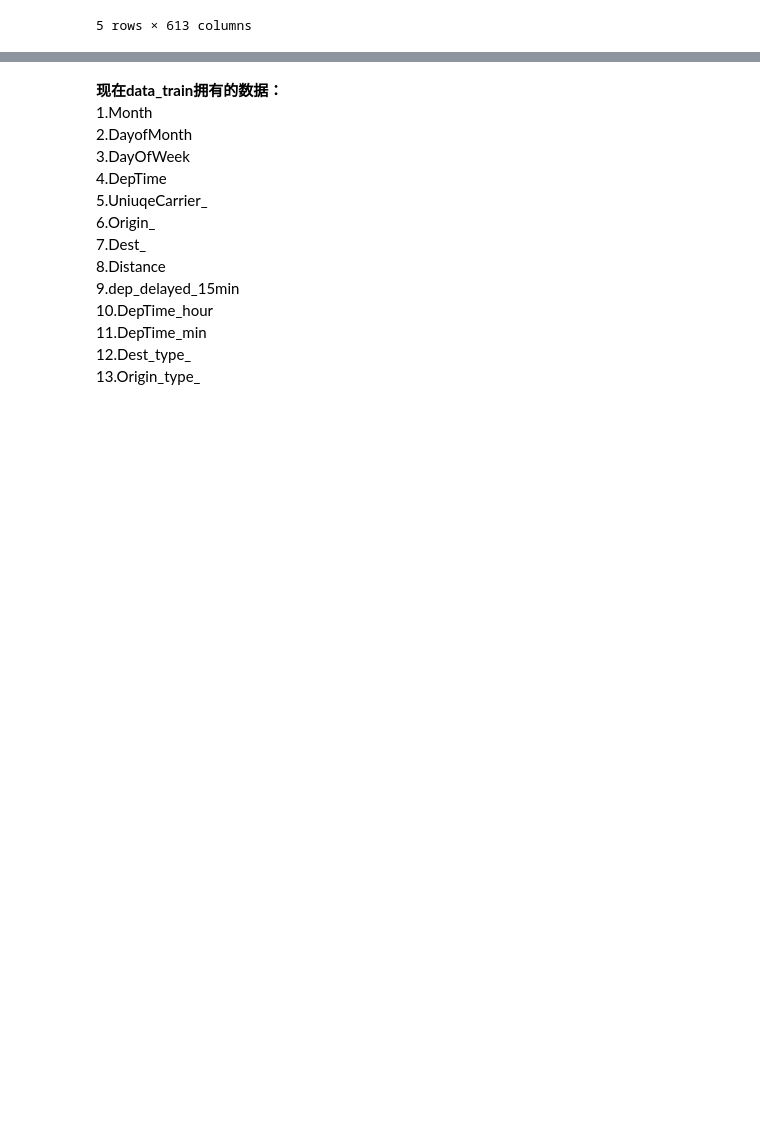
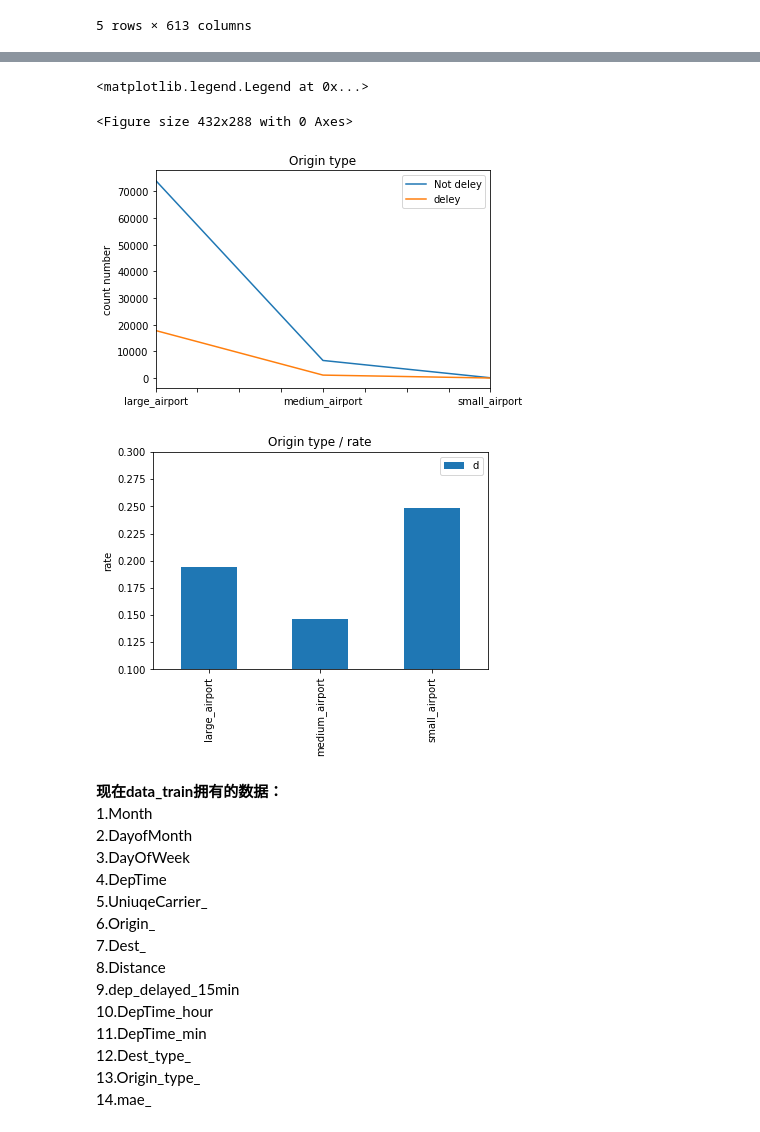
Before and after one commit to dashan0313/flight_delayed, a Jupyter notebook: flight_delayed2.ipynb, the cells around one changed output, grey strips where cells are left out. Saved outputs shown, nothing was run; the diff lists cells and outputs as text; code cells hidden in the pictures; blank space fills up the shorter version.

```diff
--- a/flight_delayed2.ipynb
+++ b/flight_delayed2.ipynb
@@ -289,0 +292,19 @@ data_train.drop(['Dest'],inplace=True,axis=1)
+# %%
+plt.figure()
+deley_dest={}
+for tp in ['large_airport','medium_airport','small_airport']:
+    deley_dest[tp]=data_train.dep_delayed_15min[data_train.Dest_type==tp].value_counts()
+
+deley_dest=pd.DataFrame(deley_dest)
+
+deley_dest.transpose().plot()
+plt.title('Destination type')
+plt.ylabel('count number')
+plt.legend(['Not deley','deley'])
+
+plt.figure()
+rate_dest=deley_dest.loc[1]/deley_dest.sum()
+rate_dest.plot(kind='bar',ylim=[0.16,0.2])
+plt.title('Destination type / rate')
+plt.ylabel('rate')
+plt.legend('delay rate')
@@ -289,0 +316,24 @@ data_train.drop(['Dest'],inplace=True,axis=1)
+# %%
+plt.figure()
+deley_orign={}
+for tp in ['large_airport','medium_airport','small_airport']:
+    deley_orign[tp]=data_train.dep_delayed_15min[data_train.Origin_type==tp].value_counts()
+
+deley_orign=pd.DataFrame(deley_orign)
+
+deley_orign.transpose().plot()
+plt.title('Origin type')
+plt.ylabel('count number')
+plt.legend(['Not deley','deley'])
+
+plt.figure()
+rate_orign=deley_orign.loc[1]/deley_orign.sum()
+rate_orign.plot(kind='bar',ylim=[0.1,0.3])
+plt.title('Origin type / rate')
+plt.ylabel('rate')
+plt.legend('delay rate')
+# %% [output]
+<matplotlib.legend.Legend at 0x...>
+<Figure size 432x288 with 0 Axes>
+[figure, added]
+[figure, added]
@@ -302,3 +355,4 @@ data_train.drop(['Dest'],inplace=True,axis=1)
 11.DepTime_min
 12.Dest_type_
 13.Origin_type_
+14.mae_
```
Also changed, not shown: parts of 27 cells of this notebook.
